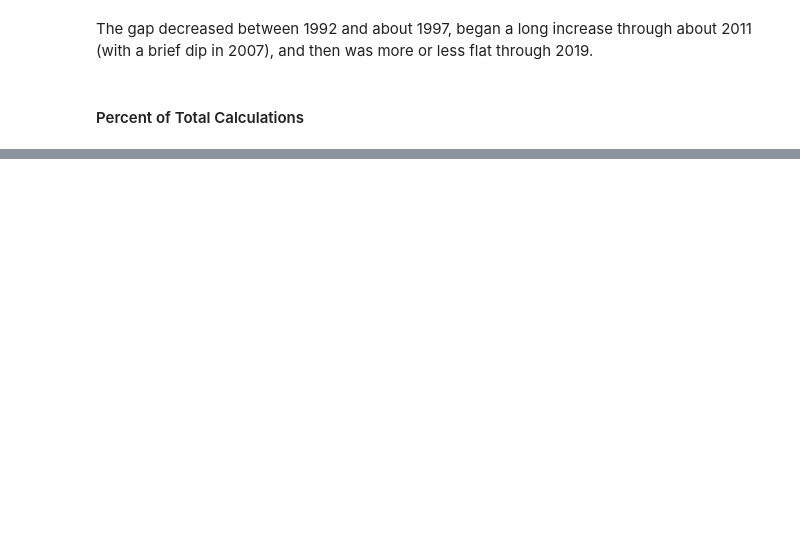
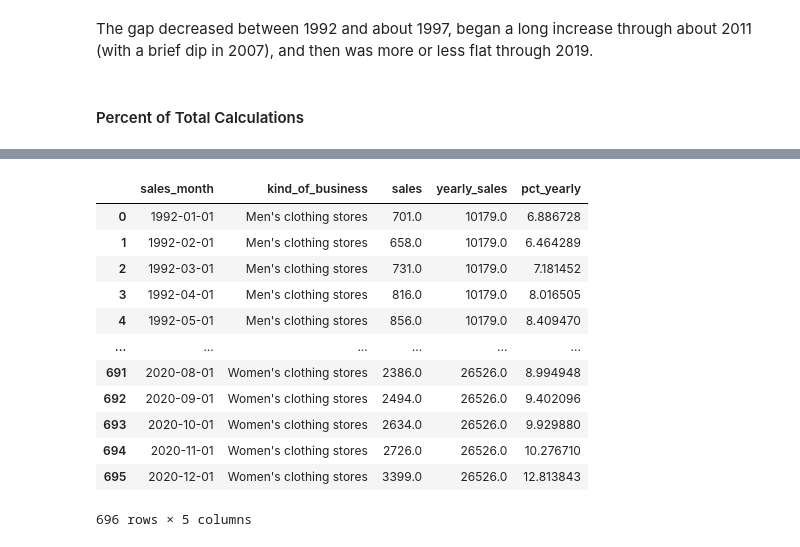
Before and after one commit to mittwoch09/Today-I-Learned, a Jupyter notebook: DataAnalysis/TimeSeriesAnalysis/time-series-analysis.ipynb, the cells around one changed output, grey strips where cells are left out. Cells and saved outputs as stored; diff of their text form; code cells hidden in the pictures; blank space fills up the shorter version.

```diff
--- a/DataAnalysis/TimeSeriesAnalysis/time-series-analysis.ipynb
+++ b/DataAnalysis/TimeSeriesAnalysis/time-series-analysis.ipynb
@@ -216,0 +358,27 @@ The gap decreased between 1992 and about 1997, began a long increase through abo
+# %%
+query_11 = """
+        SELECT sales_month,
+            kind_of_business,
+            sales,
+            SUM(sales) OVER (PARTITION BY strftime('%Y',sales_month), kind_of_business) AS yearly_sales,
+            sales * 100 / SUM(sales) OVER (PARTITION BY strftime('%Y',sales_month), kind_of_business) AS pct_yearly
+        FROM retail_sales
+        WHERE kind_of_business IN ('Men''s clothing stores','Women''s clothing stores')
+        """
+
+sql_11 = pd.read_sql(query_11, conn)
+sql_11
+# %% [output]
+|  | sales_month | kind_of_business | sales | yearly_sales | pct_yearly |
+| 0 | 1992-01-01 | Men's clothing stores | 701.0 | 10179.0 | 6.886728 |
+| 1 | 1992-02-01 | Men's clothing stores | 658.0 | 10179.0 | 6.464289 |
+| 2 | 1992-03-01 | Men's clothing stores | 731.0 | 10179.0 | 7.181452 |
+| 3 | 1992-04-01 | Men's clothing stores | 816.0 | 10179.0 | 8.016505 |
+| 4 | 1992-05-01 | Men's clothing stores | 856.0 | 10179.0 | 8.409470 |
+| ... | ... | ... | ... | ... | ... |
+| 691 | 2020-08-01 | Women's clothing stores | 2386.0 | 26526.0 | 8.994948 |
+| 692 | 2020-09-01 | Women's clothing stores | 2494.0 | 26526.0 | 9.402096 |
+| 693 | 2020-10-01 | Women's clothing stores | 2634.0 | 26526.0 | 9.929880 |
+| 694 | 2020-11-01 | Women's clothing stores | 2726.0 | 26526.0 | 10.276710 |
+| 695 | 2020-12-01 | Women's clothing stores | 3399.0 | 26526.0 | 12.813843 |
+696 rows × 5 columns
```
Also changed, not shown: parts of 62 cells of this notebook.
